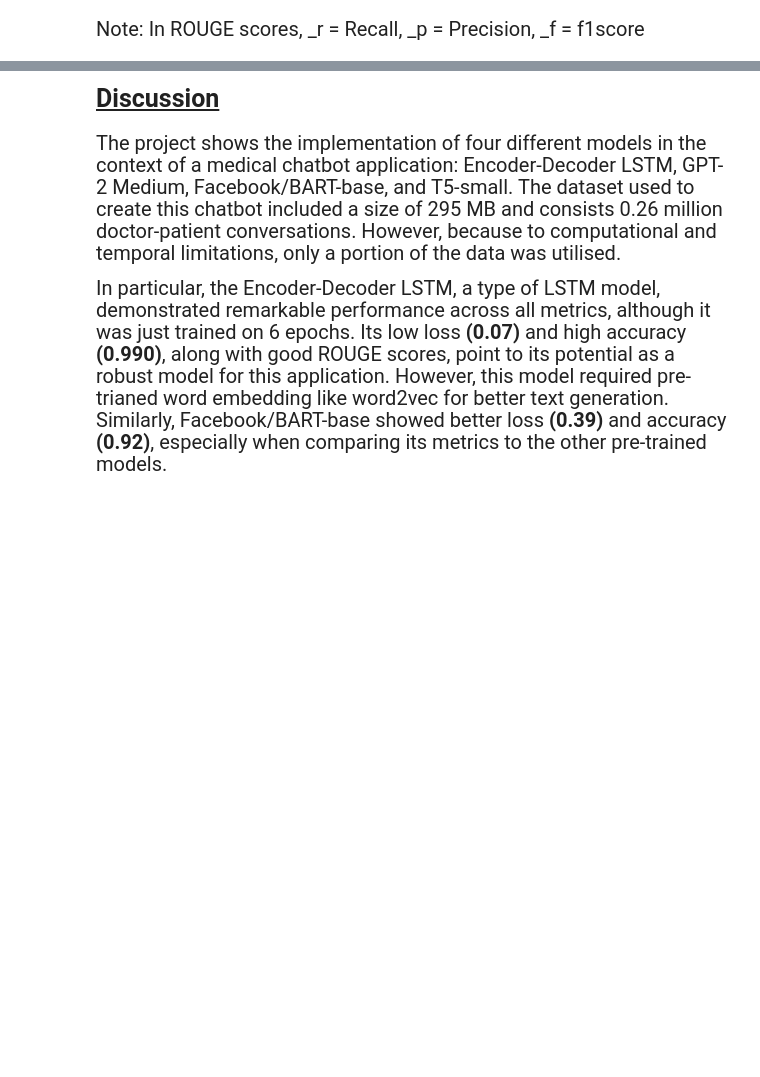
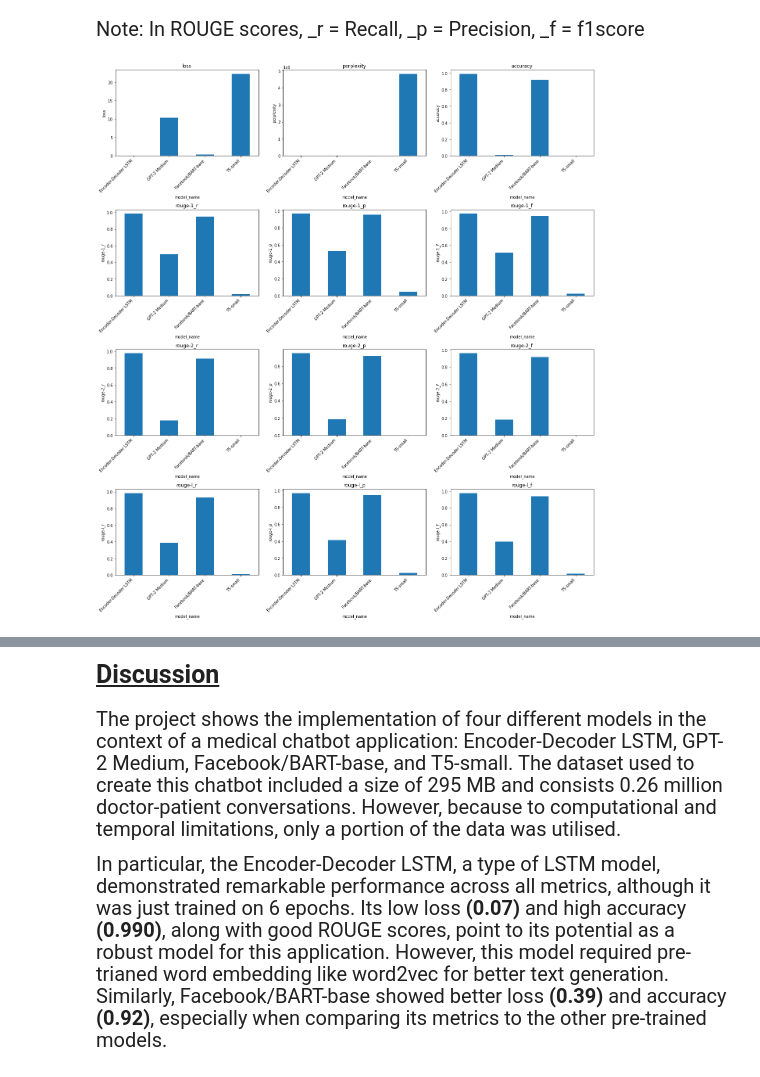
Before and after one commit to rizwantahir786/medical-assitant-nlp-models, a Jupyter notebook: medical_chatbot_eval_metrics.ipynb, the cells around one changed output, grey strips where cells are left out. Cells and saved outputs as stored; diff of their text form; code cells hidden in the pictures; blank space fills up the shorter version.

Commit message:
plot for evaluation metrics

```diff
--- a/medical_chatbot_eval_metrics.ipynb
+++ b/medical_chatbot_eval_metrics.ipynb
@@ -21,6 +21,25 @@ eval_metrics_results_dataframe
 | 3 | T5-small | 22.296913 | 4.824211e+09 | 0.004141 | 0.018929 | 0.042883 | 0.023984 | 0.000570 | 0.001137 | ... |
 # %% [markdown]
 <p style="font-size: 20px">Note: In ROUGE scores, _r = Recall, _p = Precision, _f = f1score </p>
+# %%
+fig, axs = plt.subplots(4, 3, figsize=(18, 20)) # grid of subplots 3 columns and 4 rows
+
+metrics = ['loss', 'perplexity', 'accuracy', # list of metrics to plot
+           'rouge-1_r', 'rouge-1_p', 'rouge-1_f',
+           'rouge-2_r', 'rouge-2_p', 'rouge-2_f',
+           'rouge-l_r', 'rouge-l_p', 'rouge-l_f']
+
+for i, ax in enumerate(axs.ravel()): # loop to plot metrics for all models
+    metric = metrics[i]
+    eval_metrics_results_dataframe.plot(x='model_name', y=metric, kind='bar', ax=ax, legend=False)
+    ax.set_title(metric)
+    ax.set_ylabel(metric)
+    ax.set_xticklabels(eval_metrics_results_dataframe['model_name'], rotation=45, ha='right')
+
+fig.tight_layout() # for better spacing between plots
+plt.show() # show the plots
+# %% [output]
+[figure, added]
 # %% [markdown]
 <div style="width:100%;height:1px; background-color:black"></div>
 # %% [markdown]
```
